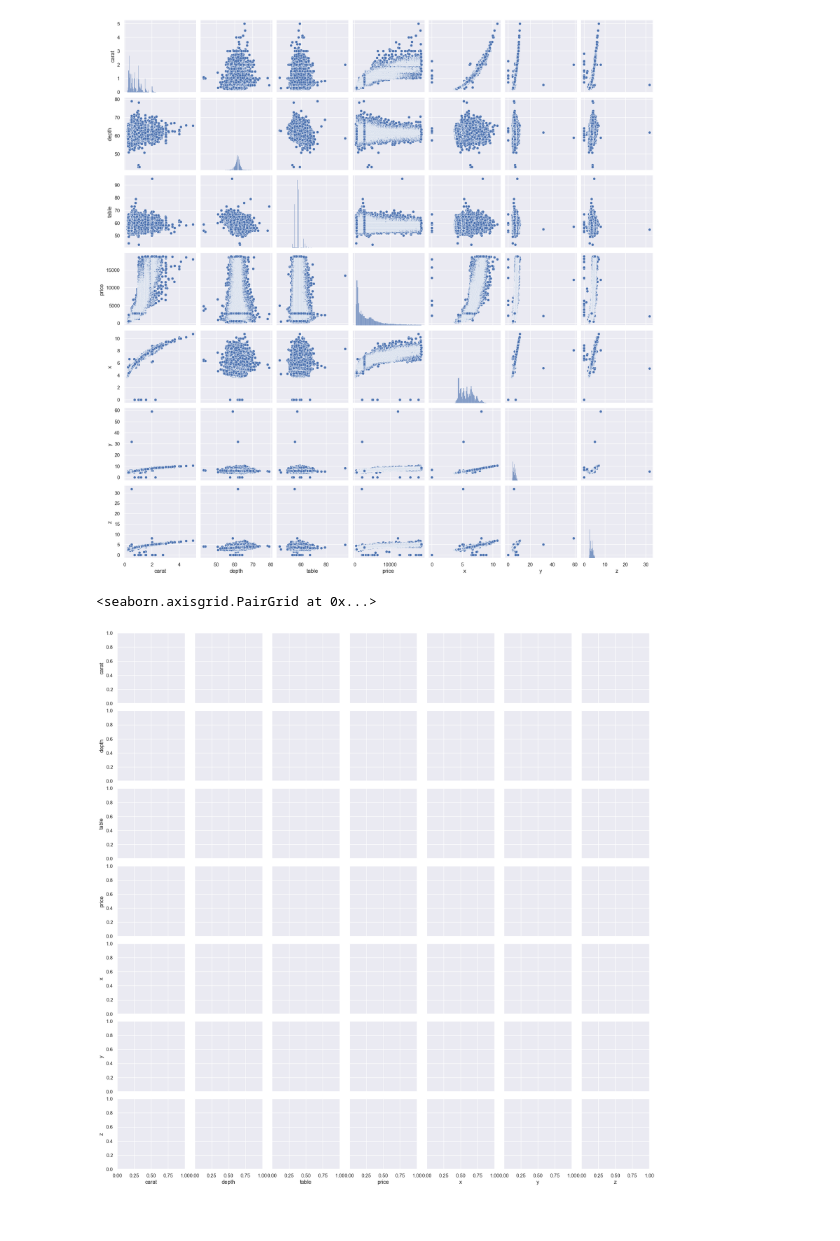
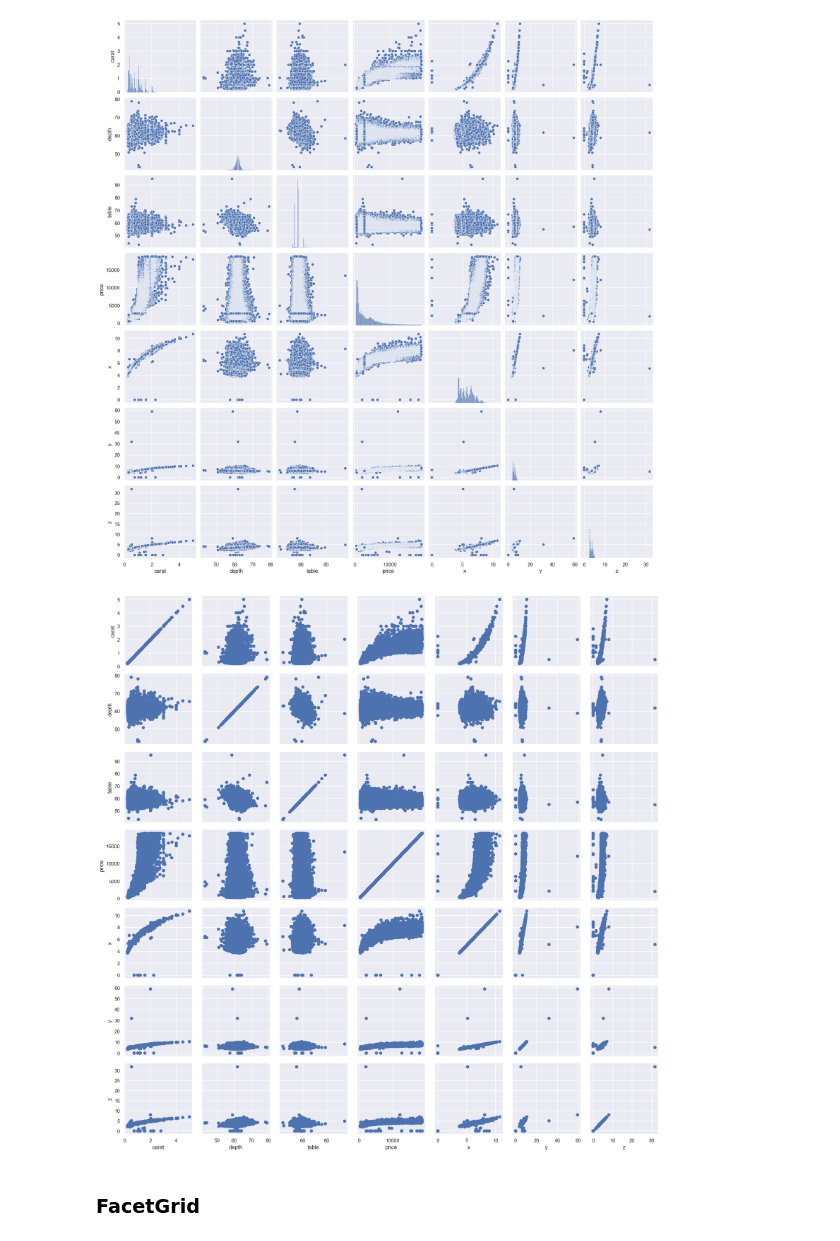
Before and after one commit to Renal-D/basic-python-library-for-data, a Jupyter notebook: Basic-Seaborn/seaborn-4.ipynb, the cells around one changed output. Cells and saved outputs as stored; diff of their text form; code cells hidden in the pictures.

Commit message:
updated seaborn

```diff
--- a/Basic-Seaborn/seaborn-4.ipynb
+++ b/Basic-Seaborn/seaborn-4.ipynb
@@ -77,7 +77,8 @@ sns.pairplot(diamon)
 <seaborn.axisgrid.PairGrid at 0x...>
 [figure]
 # %%
-sns.PairGrid(diamon)
+p = sns.PairGrid(diamon)
+p.map(plt.scatter)
+plt.show()
 # %% [output]
-<seaborn.axisgrid.PairGrid at 0x...>
-[figure, old version]
+[figure, new version]
@@ -83,0 +89,2 @@ sns.PairGrid(diamon)
+# %% [markdown]
+### FacetGrid
```
Also changed, not shown: parts of 3 cells of this notebook.
